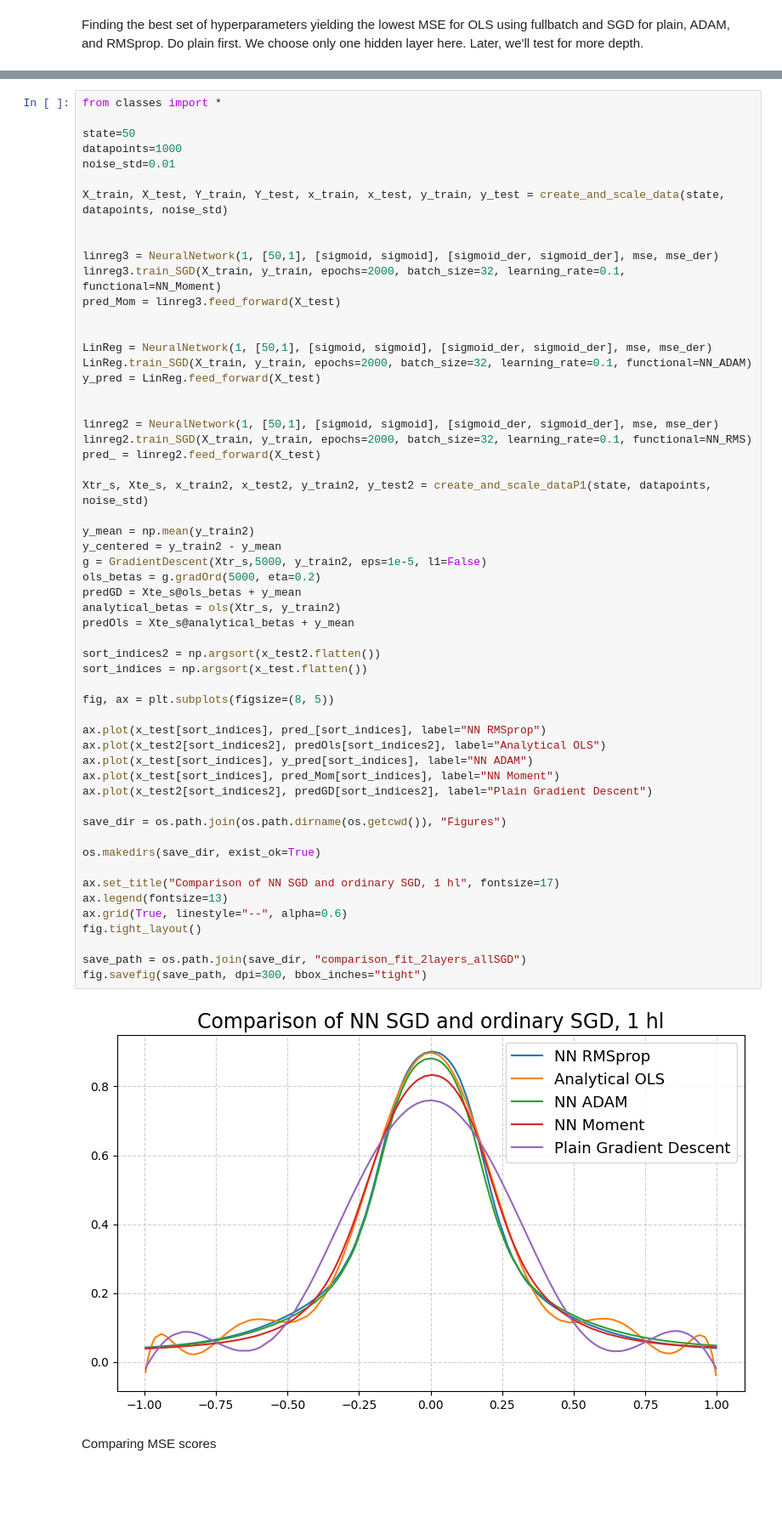
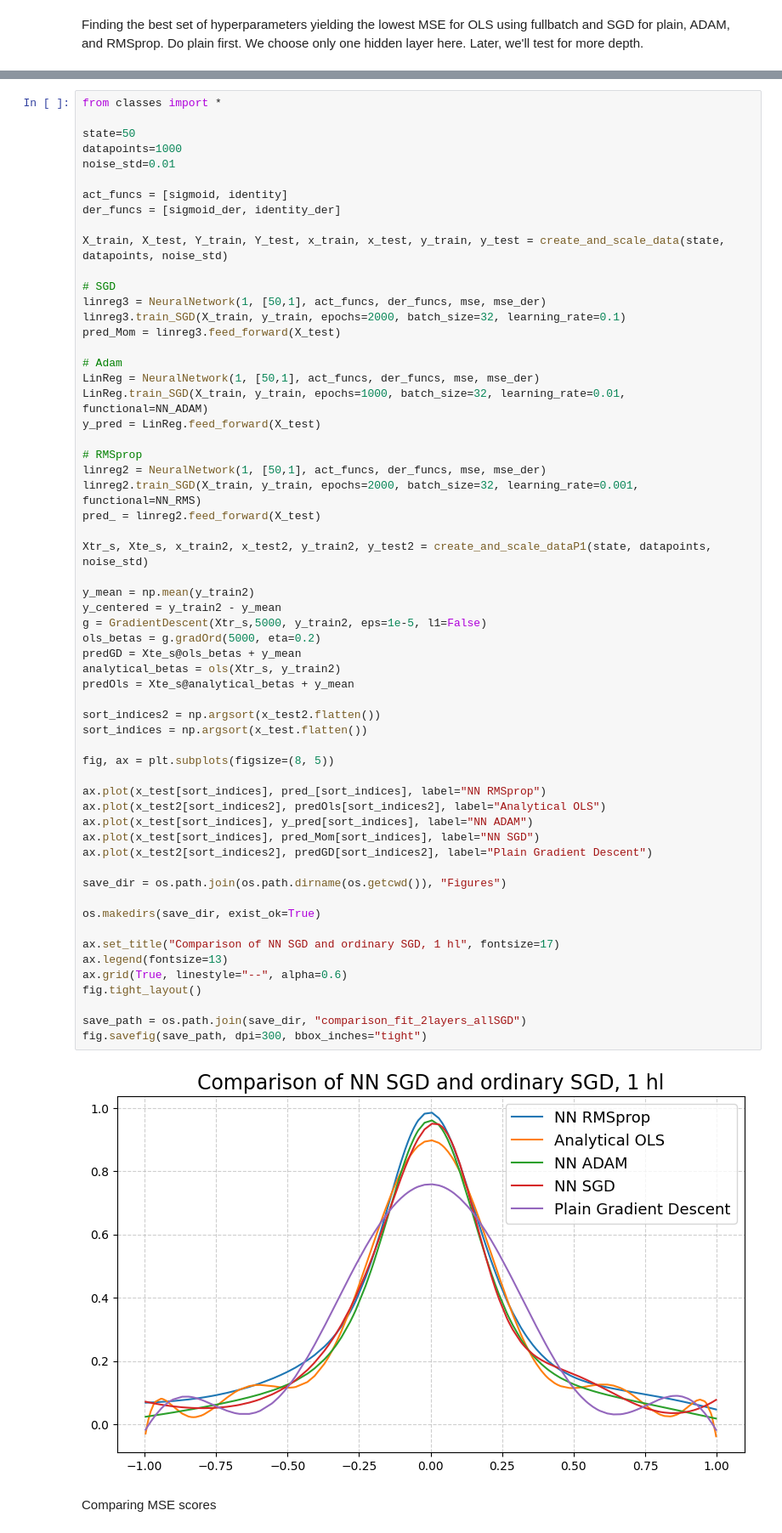
Before and after one commit to JVestly/Project-2, a Jupyter notebook: Code/tests_b.ipynb, the cells around one changed output, grey strips where cells are left out. Shown: that part at 85% size. Saved outputs shown, nothing was run; the diff lists cells and outputs as text; blank space fills up the shorter version.

```diff
--- a/Code/tests_b.ipynb
+++ b/Code/tests_b.ipynb
@@ -304,21 +375,24 @@ state=50
 datapoints=1000
 noise_std=0.01
 
+act_funcs = [sigmoid, identity]
+der_funcs = [sigmoid_der, identity_der]
+
 X_train, X_test, Y_train, Y_test, x_train, x_test, y_train, y_test = create_and_scale_data(state, datapoints, noise_std)
 
-
-linreg3 = NeuralNetwork(1, [50,1], [sigmoid, sigmoid], [sigmoid_der, sigmoid_der], mse, mse_der)
-linreg3.train_SGD(X_train, y_train, epochs=2000, batch_size=32, learning_rate=0.1, functional=NN_Moment)
+# SGD
+linreg3 = NeuralNetwork(1, [50,1], act_funcs, der_funcs, mse, mse_der)
+linreg3.train_SGD(X_train, y_train, epochs=2000, batch_size=32, learning_rate=0.1)
 pred_Mom = linreg3.feed_forward(X_test)
 
-
-LinReg = NeuralNetwork(1, [50,1], [sigmoid, sigmoid], [sigmoid_der, sigmoid_der], mse, mse_der)
-LinReg.train_SGD(X_train, y_train, epochs=2000, batch_size=32, learning_rate=0.1, functional=NN_ADAM)
+# Adam
+LinReg = NeuralNetwork(1, [50,1], act_funcs, der_funcs, mse, mse_der)
+LinReg.train_SGD(X_train, y_train, epochs=1000, batch_size=32, learning_rate=0.01, functional=NN_ADAM)
 y_pred = LinReg.feed_forward(X_test)
 
-
-linreg2 = NeuralNetwork(1, [50,1], [sigmoid, sigmoid], [sigmoid_der, sigmoid_der], mse, mse_der)
-linreg2.train_SGD(X_train, y_train, epochs=2000, batch_size=32, learning_rate=0.1, functional=NN_RMS)
+# RMSprop
+linreg2 = NeuralNetwork(1, [50,1], act_funcs, der_funcs, mse, mse_der)
+linreg2.train_SGD(X_train, y_train, epochs=2000, batch_size=32, learning_rate=0.001, functional=NN_RMS)
 pred_ = linreg2.feed_forward(X_test)
 
 Xtr_s, Xte_s, x_train2, x_test2, y_train2, y_test2 = create_and_scale_dataP1(state, datapoints, noise_std)
@@ -326,35 +400,35 @@ Xtr_s, Xte_s, x_train2, x_test2, y_train2, y_test2 = create_and_scale_dataP1(sta
 y_mean = np.mean(y_train2)
 y_centered = y_train2 - y_mean
 g = GradientDescent(Xtr_s,5000, y_train2, eps=1e-5, l1=False)
 ols_betas = g.gradOrd(5000, eta=0.2)
 predGD = Xte_s@ols_betas + y_mean
 analytical_betas = ols(Xtr_s, y_train2)
 predOls = Xte_s@analytical_betas + y_mean
 
 sort_indices2 = np.argsort(x_test2.flatten())
 sort_indices = np.argsort(x_test.flatten())
 
 fig, ax = plt.subplots(figsize=(8, 5))
 
 ax.plot(x_test[sort_indices], pred_[sort_indices], label="NN RMSprop")
 ax.plot(x_test2[sort_indices2], predOls[sort_indices2], label="Analytical OLS")
 ax.plot(x_test[sort_indices], y_pred[sort_indices], label="NN ADAM")
-ax.plot(x_test[sort_indices], pred_Mom[sort_indices], label="NN Moment")
+ax.plot(x_test[sort_indices], pred_Mom[sort_indices], label="NN SGD")
 ax.plot(x_test2[sort_indices2], predGD[sort_indices2], label="Plain Gradient Descent")
 
 save_dir = os.path.join(os.path.dirname(os.getcwd()), "Figures")
 
 os.makedirs(save_dir, exist_ok=True)
 
 ax.set_title("Comparison of NN SGD and ordinary SGD, 1 hl", fontsize=17)
 ax.legend(fontsize=13)
 ax.grid(True, linestyle="--", alpha=0.6)
 fig.tight_layout()
 
 save_path = os.path.join(save_dir, "comparison_fit_2layers_allSGD")
 fig.savefig(save_path, dpi=300, bbox_inches="tight")
 # %% [output]
-[figure, old version]
+[figure, new version]
 # %% [markdown]
 Comparing MSE scores
 # %%
```
Also changed, not shown: parts of 40 cells of this notebook, 16 other files.
